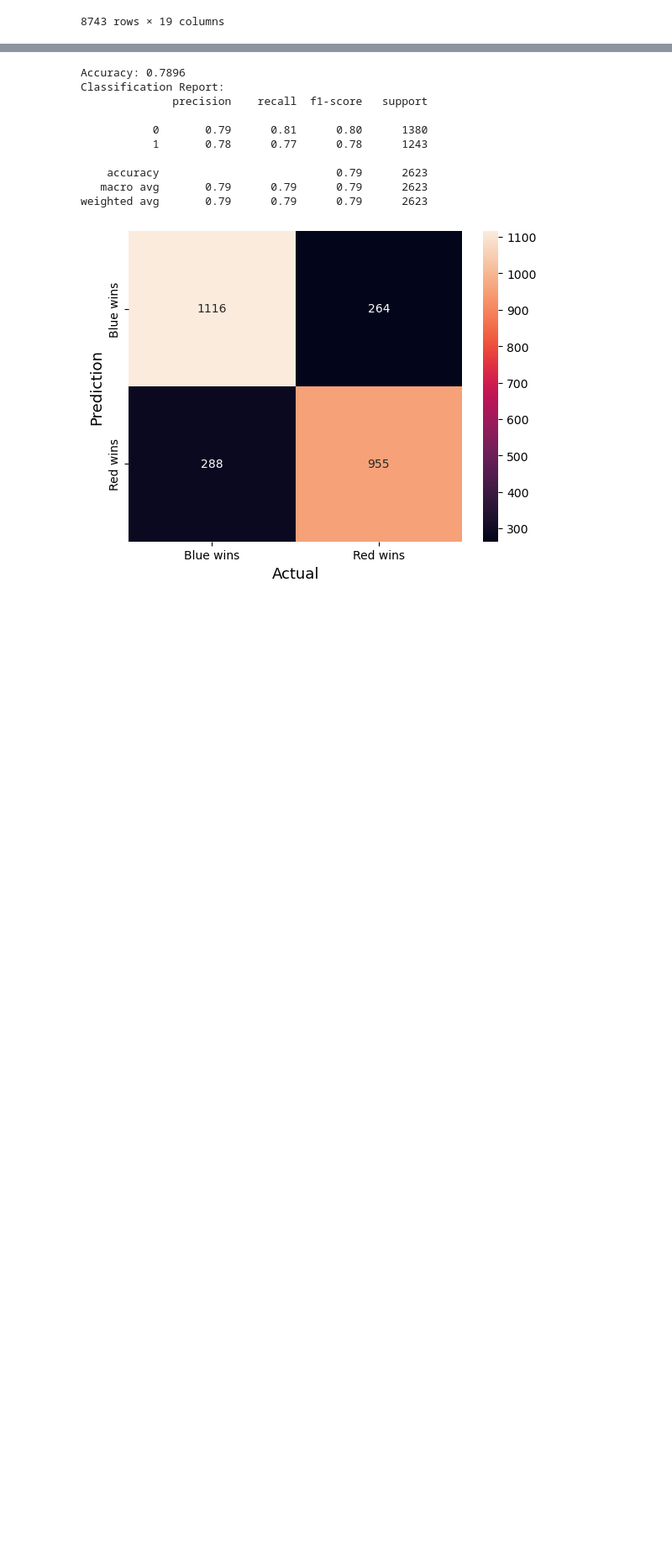
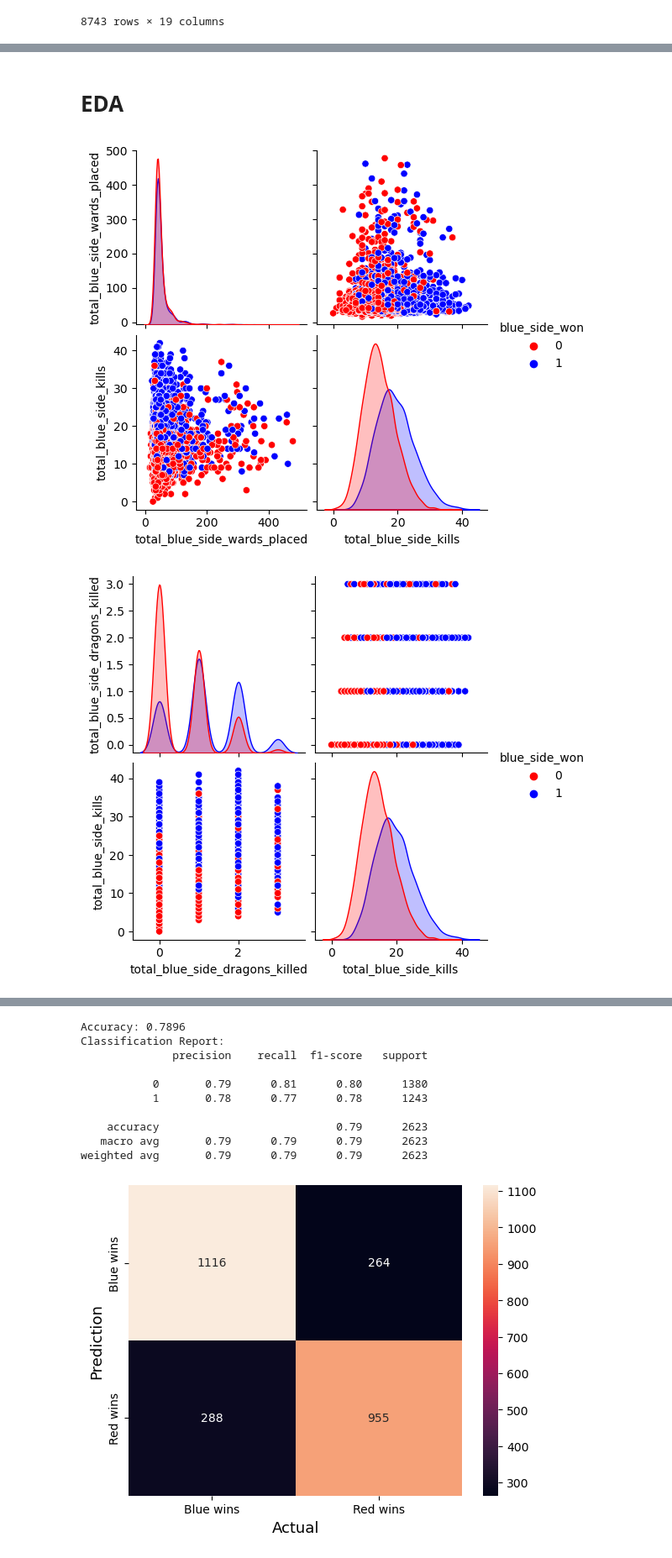
Before and after one commit to mohammad20306/Dissertation, a Jupyter notebook: twenty_mins_ml.ipynb, the cells around one changed output, grey strips where cells are left out. Shown at 84% size. Drawn from its saved outputs; the diff is of its cells as text; code cells hidden in the pictures; blank space fills up the shorter version.

Commit message:
obtained match data at 20 mins for low rank players, did some initial ML model building

```diff
--- a/twenty_mins_ml.ipynb
+++ b/twenty_mins_ml.ipynb
@@ -116,0 +160,10 @@ df
+# %% [markdown]
+# EDA
+# %%
+sns.pairplot(data=df, vars=('total_blue_side_wards_placed', 'total_blue_side_kills'), hue='blue_side_won', palette=['r','b'])
+plt.show()
+sns.pairplot(data=df, vars=('total_blue_side_dragons_killed','total_blue_side_kills'), hue='blue_side_won', palette=['r','b'])
+plt.show()
+# %% [output]
+[figure, added]
+[figure, added]
```
Also changed, not shown: parts of 22 cells of this notebook, 2 other files.
